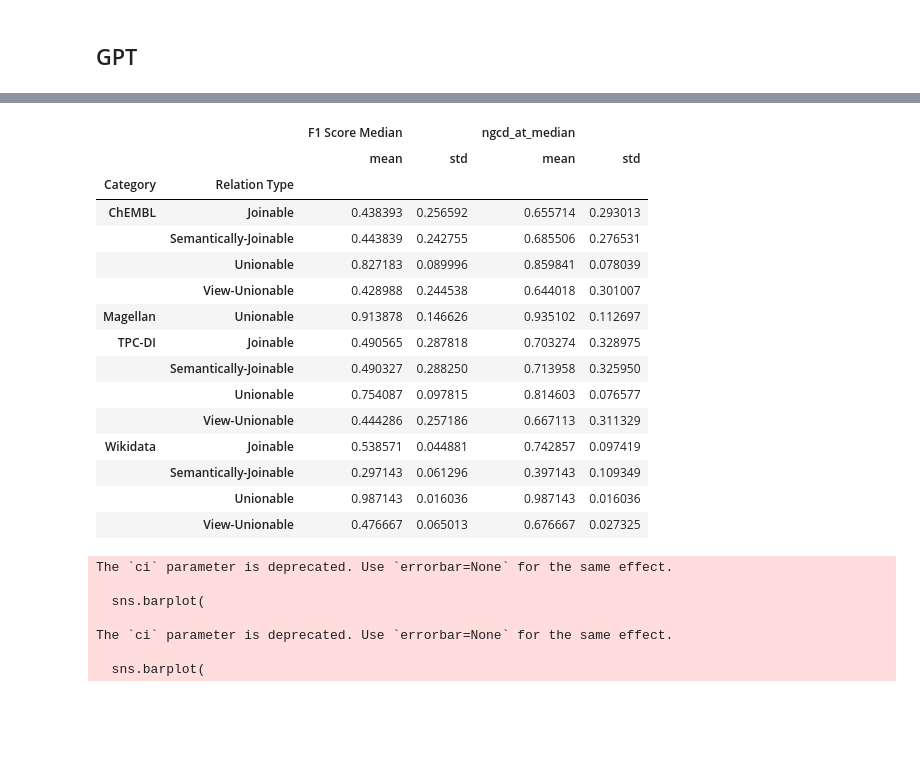
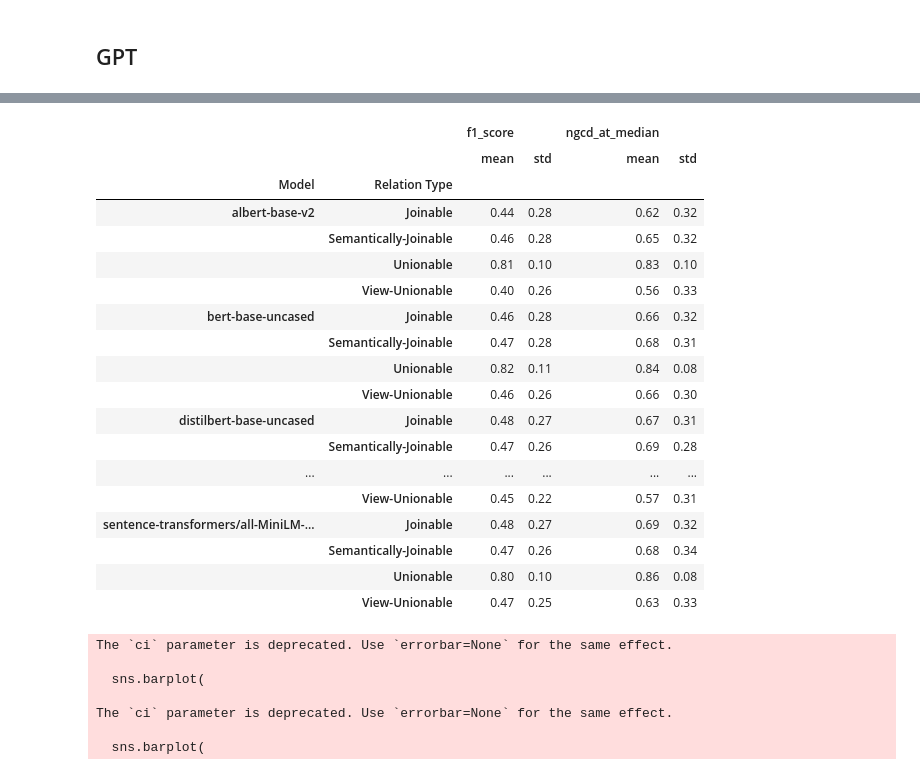
Before and after one commit to user28060/Alignment-of-schema-only-and-instance-only-data, a Jupyter notebook: Results_Experiments/RQ1- Effectiveness/effectiveness.ipynb, the cells around one changed output, grey strips where cells are left out. Drawn from its saved outputs; the diff is of its cells as text; code cells hidden in the pictures; blank space fills up the shorter version.

```diff
--- a/Results_Experiments/RQ1- Effectiveness/effectiveness.ipynb
+++ b/Results_Experiments/RQ1- Effectiveness/effectiveness.ipynb
@@ -28,22 +42,25 @@ Index(['Model', 'Category', 'Dataset Name', 'noise', 'models', 'Relation Type',
 # %%
-gpt.groupby(["Category", "Relation Type"])[['F1 Score Median','ngcd_at_median']].agg(['mean', 'std'])
+gpt.groupby(["Model", "Relation Type"])[['f1_score','ngcd_at_median']].agg(['mean', 'std']).round(2)
 # %% [output]
-|  |  | F1 Score Median |  | ngcd_at_median |  |
+|  |  | f1_score |  | ngcd_at_median |  |
 |  |  | mean | std | mean | std |
-| Category | Relation Type |  |  |  |  |
-| ChEMBL | Joinable | 0.438393 | 0.256592 | 0.655714 | 0.293013 |
-|  | Semantically-Joinable | 0.443839 | 0.242755 | 0.685506 | 0.276531 |
-|  | Unionable | 0.827183 | 0.089996 | 0.859841 | 0.078039 |
-|  | View-Unionable | 0.428988 | 0.244538 | 0.644018 | 0.301007 |
-| Magellan | Unionable | 0.913878 | 0.146626 | 0.935102 | 0.112697 |
-| TPC-DI | Joinable | 0.490565 | 0.287818 | 0.703274 | 0.328975 |
-|  | Semantically-Joinable | 0.490327 | 0.288250 | 0.713958 | 0.325950 |
-|  | Unionable | 0.754087 | 0.097815 | 0.814603 | 0.076577 |
-|  | View-Unionable | 0.444286 | 0.257186 | 0.667113 | 0.311329 |
-| Wikidata | Joinable | 0.538571 | 0.044881 | 0.742857 | 0.097419 |
-|  | Semantically-Joinable | 0.297143 | 0.061296 | 0.397143 | 0.109349 |
-|  | Unionable | 0.987143 | 0.016036 | 0.987143 | 0.016036 |
-|  | View-Unionable | 0.476667 | 0.065013 | 0.676667 | 0.027325 |
+| Model | Relation Type |  |  |  |  |
+| albert-base-v2 | Joinable | 0.44 | 0.28 | 0.62 | 0.32 |
+|  | Semantically-Joinable | 0.46 | 0.28 | 0.65 | 0.32 |
+|  | Unionable | 0.81 | 0.10 | 0.83 | 0.10 |
+|  | View-Unionable | 0.40 | 0.26 | 0.56 | 0.33 |
+| bert-base-uncased | Joinable | 0.46 | 0.28 | 0.66 | 0.32 |
+|  | Semantically-Joinable | 0.47 | 0.28 | 0.68 | 0.31 |
+|  | Unionable | 0.82 | 0.11 | 0.84 | 0.08 |
+|  | View-Unionable | 0.46 | 0.26 | 0.66 | 0.30 |
+| distilbert-base-uncased | Joinable | 0.48 | 0.27 | 0.67 | 0.31 |
+|  | Semantically-Joinable | 0.47 | 0.26 | 0.69 | 0.28 |
+| ... | ... | ... | ... | ... | ... |
+|  | View-Unionable | 0.45 | 0.22 | 0.57 | 0.31 |
+| sentence-transformers/all-MiniLM-... | Joinable | 0.48 | 0.27 | 0.69 | 0.32 |
+|  | Semantically-Joinable | 0.47 | 0.26 | 0.68 | 0.34 |
+|  | Unionable | 0.80 | 0.10 | 0.86 | 0.08 |
+|  | View-Unionable | 0.47 | 0.25 | 0.63 | 0.33 |
 # %%
 import pandas as pd
 import seaborn as sns
```
Also changed, not shown: parts of 4 cells of this notebook, 11 other files.
